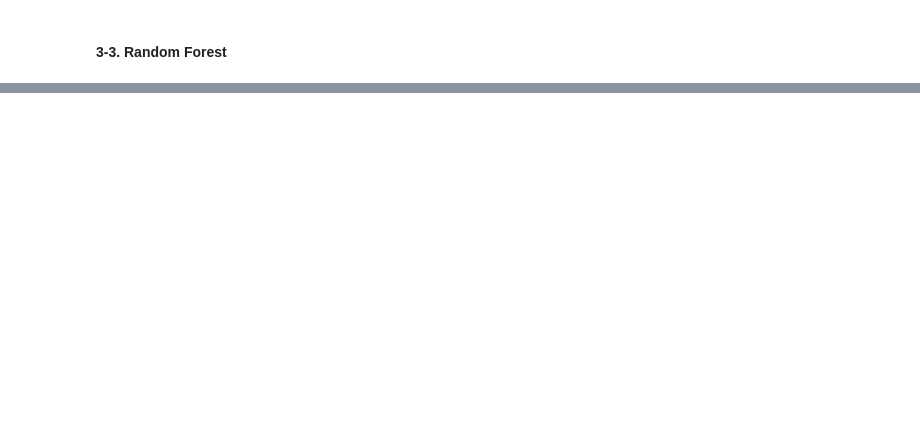
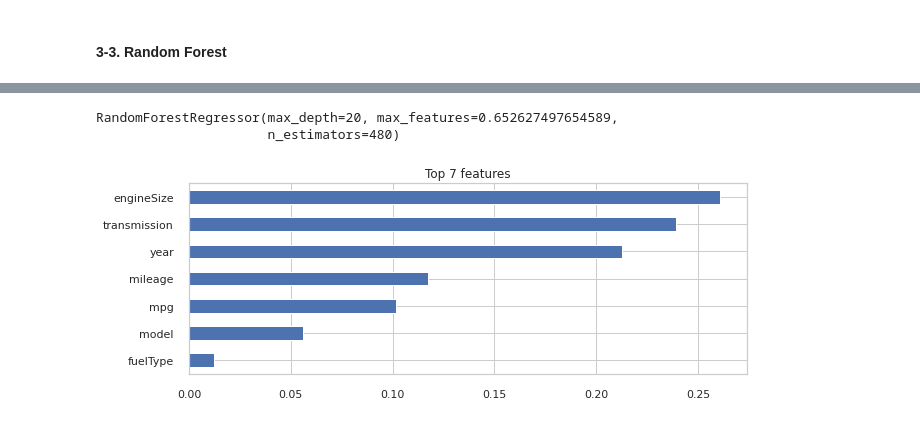
Before and after one commit to KYOH95/Project_2_Car_Analysis, a Jupyter notebook: Project2.ipynb, the cells around one changed output, grey strips where cells are left out. Saved outputs shown, nothing was run; the diff lists cells and outputs as text; code cells hidden in the pictures; blank space fills up the shorter version.

```diff
--- a/Project2.ipynb
+++ b/Project2.ipynb
@@ -796,0 +795,13 @@ clf.fit(X_train, y_train);
+# %%
+# 만들어진 모델에서 가장 성능이 좋은 모델을 불러옵니다.
+pipe = clf.best_estimator_
+
+from sklearn.metrics import mean_absolute_error
+
+y_pred_val_rf = pipe.predict(X_val)
+mse = mean_squared_error(y_val, y_pred_val_rf)
+mae = mean_absolute_error(y_val, y_pred_val_rf)
+rmse = mse ** 0.5
+r2 = r2_score(y_val, y_pred_val_rf)
+
+display(pd.DataFrame([['MSE', mse],['MAE', mae],['RMSE', rmse],['R2', r2]], columns=['Metric', 'Score']))
@@ -796,0 +814,23 @@ clf.fit(X_train, y_train);
+# %%
+a = pipe.named_steps['randomforestregressor']
+# %% [output]
+RandomForestRegressor(max_depth=20, max_features=0.652627497654589,
+                      n_estimators=480)
+# %%
+# Feature Importances(Mean decrease impurity, MDI)
+
+# sklearn 트리 기반 분류기에서 디폴트로 사용되는 특성 중요도는 속도는 빠르지만 결과를 주의해서 봐야 합니다.
+# 각각 특성을 모든 트리에 대해 평균불순도감소(mean decrease impurity)를 계산한 값입니다.
+
+rf = pipe.named_steps['randomforestregressor']
+importances = pd.Series(rf.feature_importances_, X_train.columns)
+
+%matplotlib inline
+import matplotlib.pyplot as plt
+
+n = 7
+plt.figure(figsize=(10,n/2))
+plt.title(f'Top {n} features')
+importances.sort_values()[-n:].plot.barh();
+# %% [output]
+[figure, added]
```
Also changed, not shown: parts of 40 cells of this notebook.
